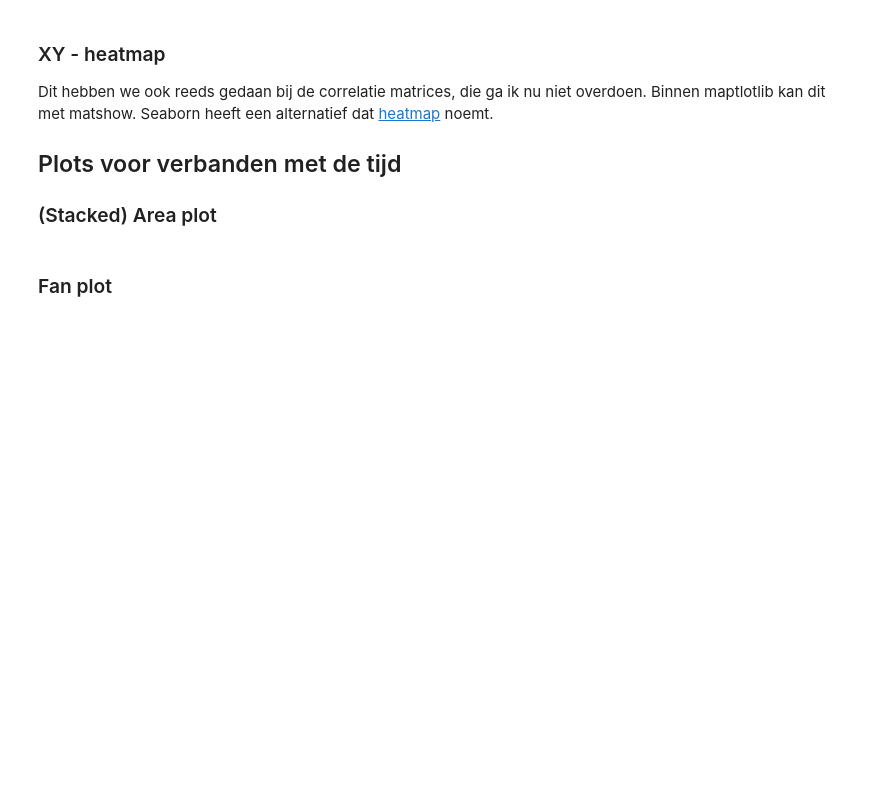
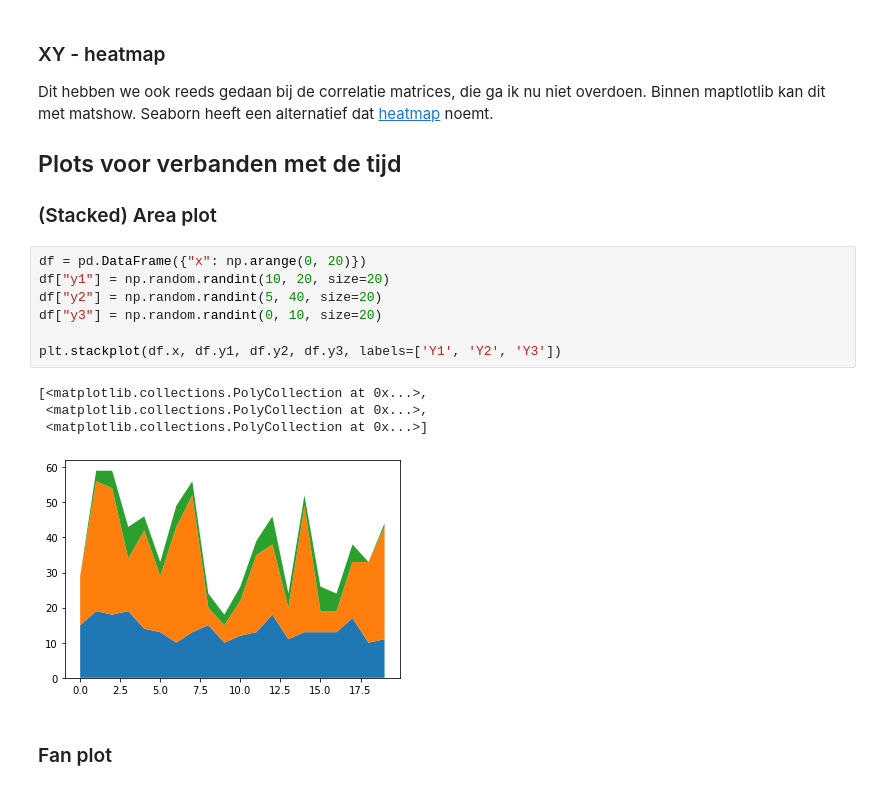
Before and after one commit to mohamed-ma/Leerstof_2122, a Jupyter notebook: 10_DataVisualisation/DataVisualisation.ipynb, the cells around one changed output. Cells and saved outputs as stored; diff of their text form; blank space fills up the shorter version.

```diff
--- a/10_DataVisualisation/DataVisualisation.ipynb
+++ b/10_DataVisualisation/DataVisualisation.ipynb
@@ -134,5 +173,17 @@ Dit hebben we ook reeds gedaan bij de correlatie matrices, die ga ik nu niet ove
 ## Plots voor verbanden met de tijd
 
 ### (Stacked) Area plot
+# %%
+df = pd.DataFrame({"x": np.arange(0, 20)})
+df["y1"] = np.random.randint(10, 20, size=20)
+df["y2"] = np.random.randint(5, 40, size=20)
+df["y3"] = np.random.randint(0, 10, size=20)
+
+plt.stackplot(df.x, df.y1, df.y2, df.y3, labels=['Y1', 'Y2', 'Y3'])
+# %% [output]
+[<matplotlib.collections.PolyCollection at 0x...>,
+ <matplotlib.collections.PolyCollection at 0x...>,
+ <matplotlib.collections.PolyCollection at 0x...>]
+[figure, added]
 # %% [markdown]
 ### Fan plot
```
Also changed, not shown: parts of 4 cells of this notebook.
